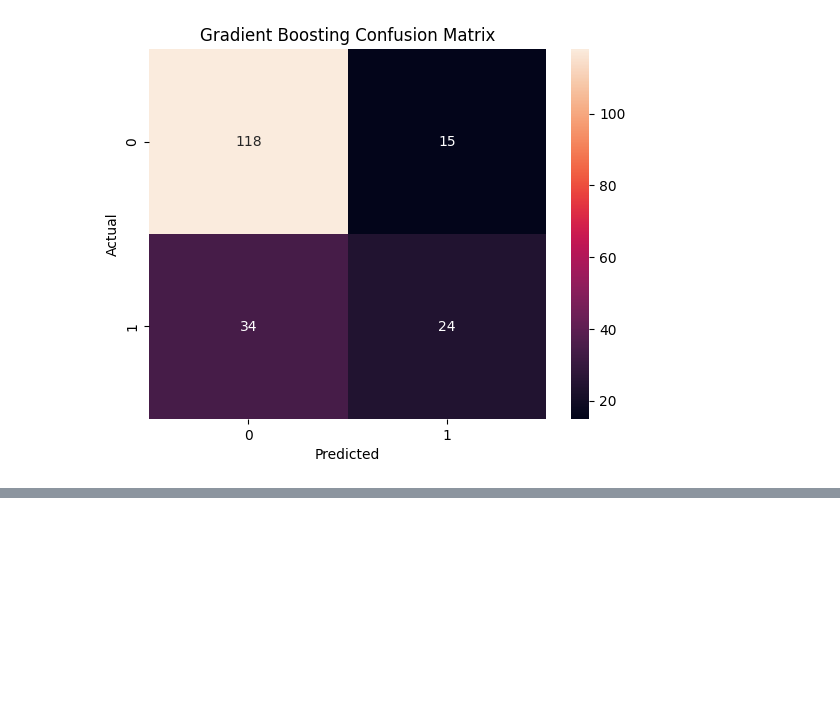
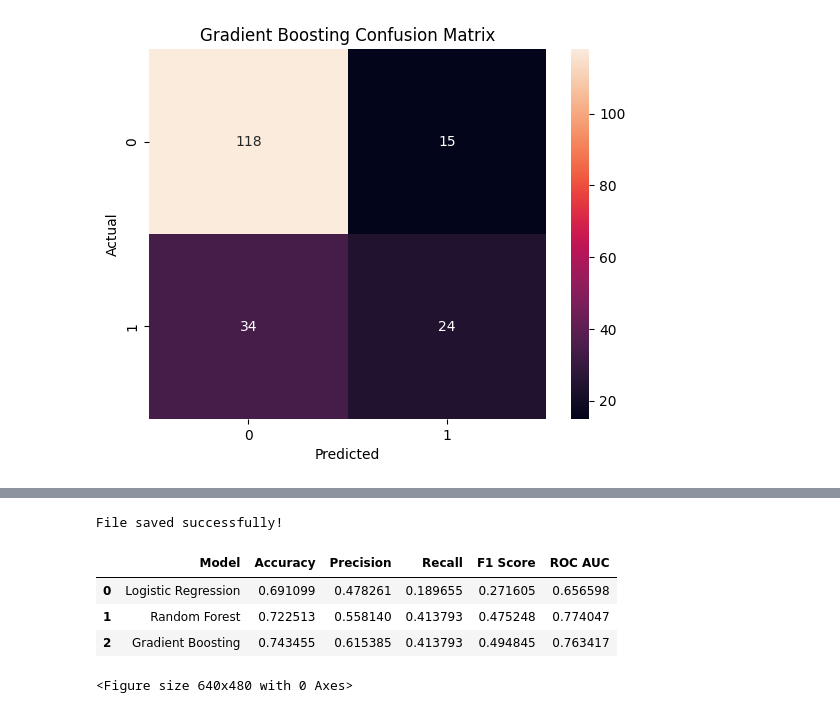
Before and after one commit to starfgrhtjyjyku/financial-risk-assessment, a Jupyter notebook: Financial_Risk_Assessment.ipynb, the cells around one changed output, grey strips where cells are left out. Drawn from its saved outputs; the diff is of its cells as text; code cells hidden in the pictures; blank space fills up the shorter version.

```diff
--- a/Financial_Risk_Assessment.ipynb
+++ b/Financial_Risk_Assessment.ipynb
@@ -648,0 +808,27 @@ plt.show()
+# %%
+comparison.to_csv(
+    'model_comparison.csv',
+    index=False
+)
+
+print("File saved successfully!")
+# %% [output]
+File saved successfully!
+# %%
+pd.read_csv('model_comparison.csv')
+# %% [output]
+|  | Model | Accuracy | Precision | Recall | F1 Score | ROC AUC |
+| 0 | Logistic Regression | 0.691099 | 0.478261 | 0.189655 | 0.271605 | 0.656598 |
+| 1 | Random Forest | 0.722513 | 0.558140 | 0.413793 | 0.475248 | 0.774047 |
+| 2 | Gradient Boosting | 0.743455 | 0.615385 | 0.413793 | 0.494845 | 0.763417 |
+# %%
+plt.savefig('credit_risk_distribution.png',
+            bbox_inches='tight')
+
+plt.savefig('feature_importance.png',
+            bbox_inches='tight')
+
+plt.savefig('roc_curve_comparison.png',
+            bbox_inches='tight')
+# %% [output]
+<Figure size 640x480 with 0 Axes>
```
Also changed, not shown: parts of 12 cells of this notebook.
